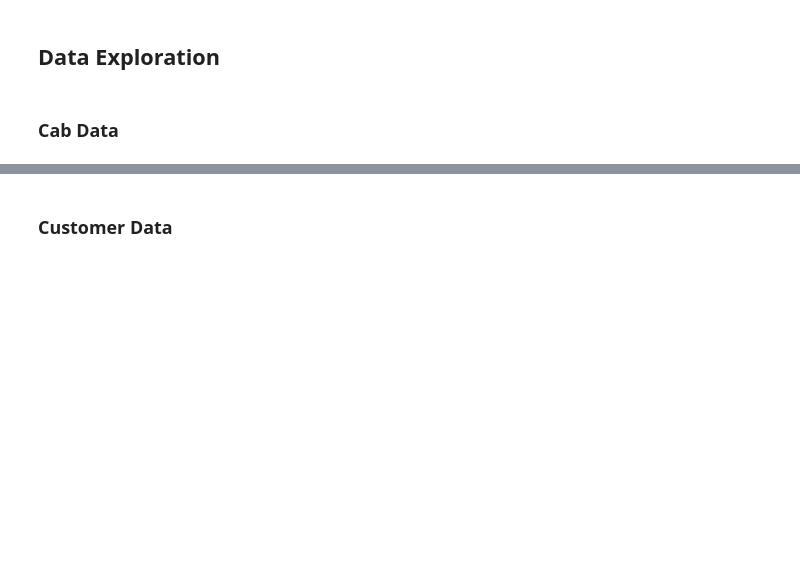
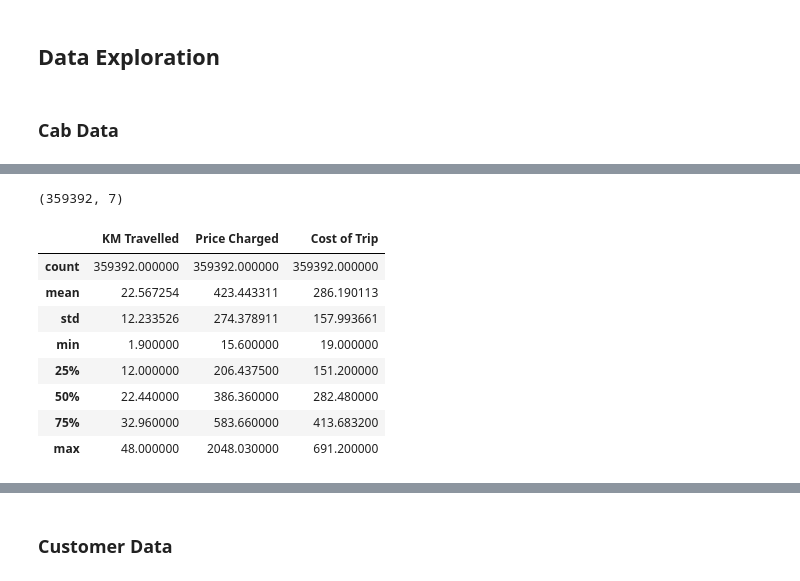
Before and after one commit to renegade620/G2M-insight-for-Cab-Investment-firm, a Jupyter notebook: eda.ipynb, the cells around one changed output, grey strips where cells are left out. Cells and saved outputs as stored; diff of their text form; code cells hidden in the pictures; blank space fills up the shorter version.

```diff
--- a/eda.ipynb
+++ b/eda.ipynb
@@ -44,0 +60,16 @@ dtype: int64
+# %%
+cab_data.shape
+# %% [output]
+(359392, 7)
+# %%
+cab_data[['KM Travelled', 'Price Charged', 'Cost of Trip']].describe()
+# %% [output]
+|  | KM Travelled | Price Charged | Cost of Trip |
+| count | 359392.000000 | 359392.000000 | 359392.000000 |
+| mean | 22.567254 | 423.443311 | 286.190113 |
+| std | 12.233526 | 274.378911 | 157.993661 |
+| min | 1.900000 | 15.600000 | 19.000000 |
+| 25% | 12.000000 | 206.437500 | 151.200000 |
+| 50% | 22.440000 | 386.360000 | 282.480000 |
+| 75% | 32.960000 | 583.660000 | 413.683200 |
+| max | 48.000000 | 2048.030000 | 691.200000 |
```
Also changed, not shown: parts of 25 cells of this notebook.
